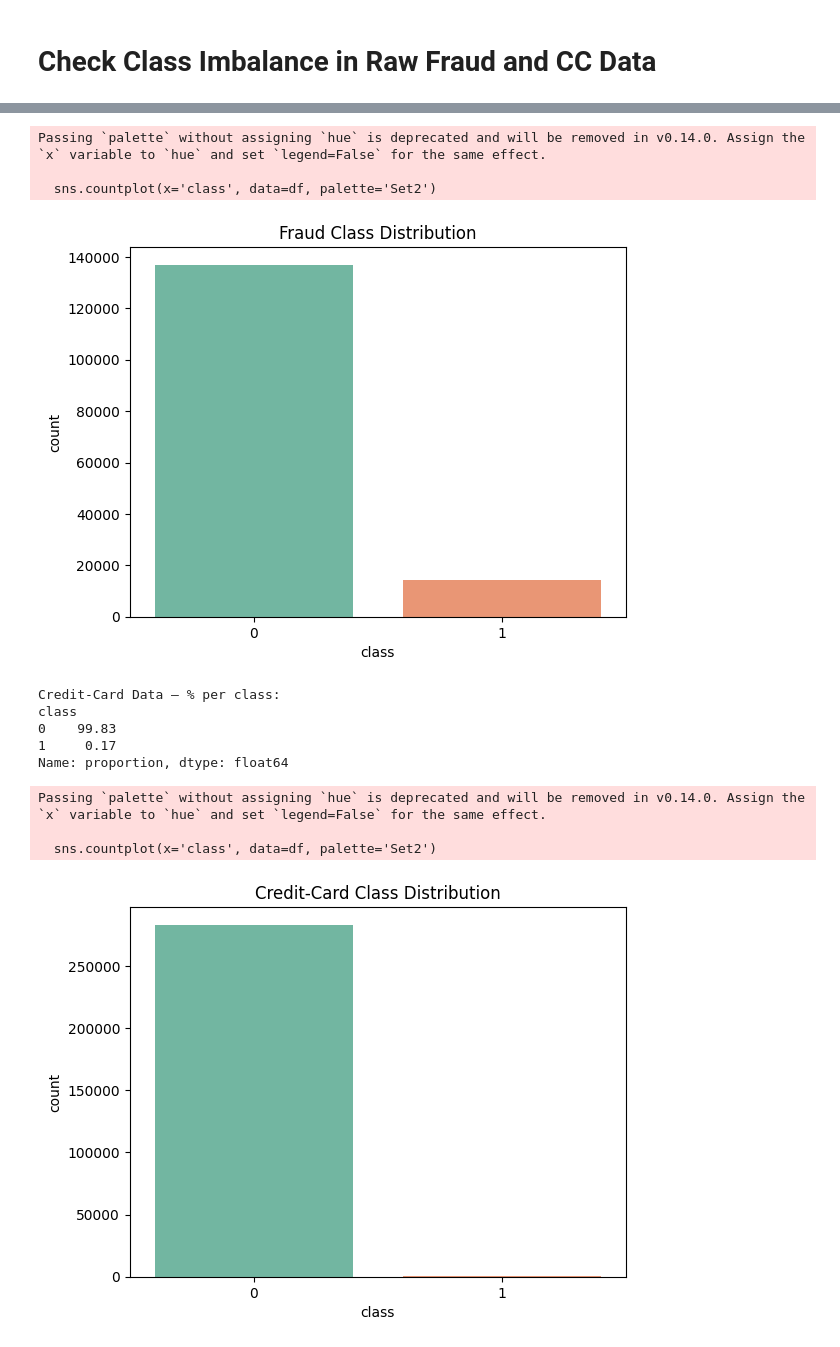
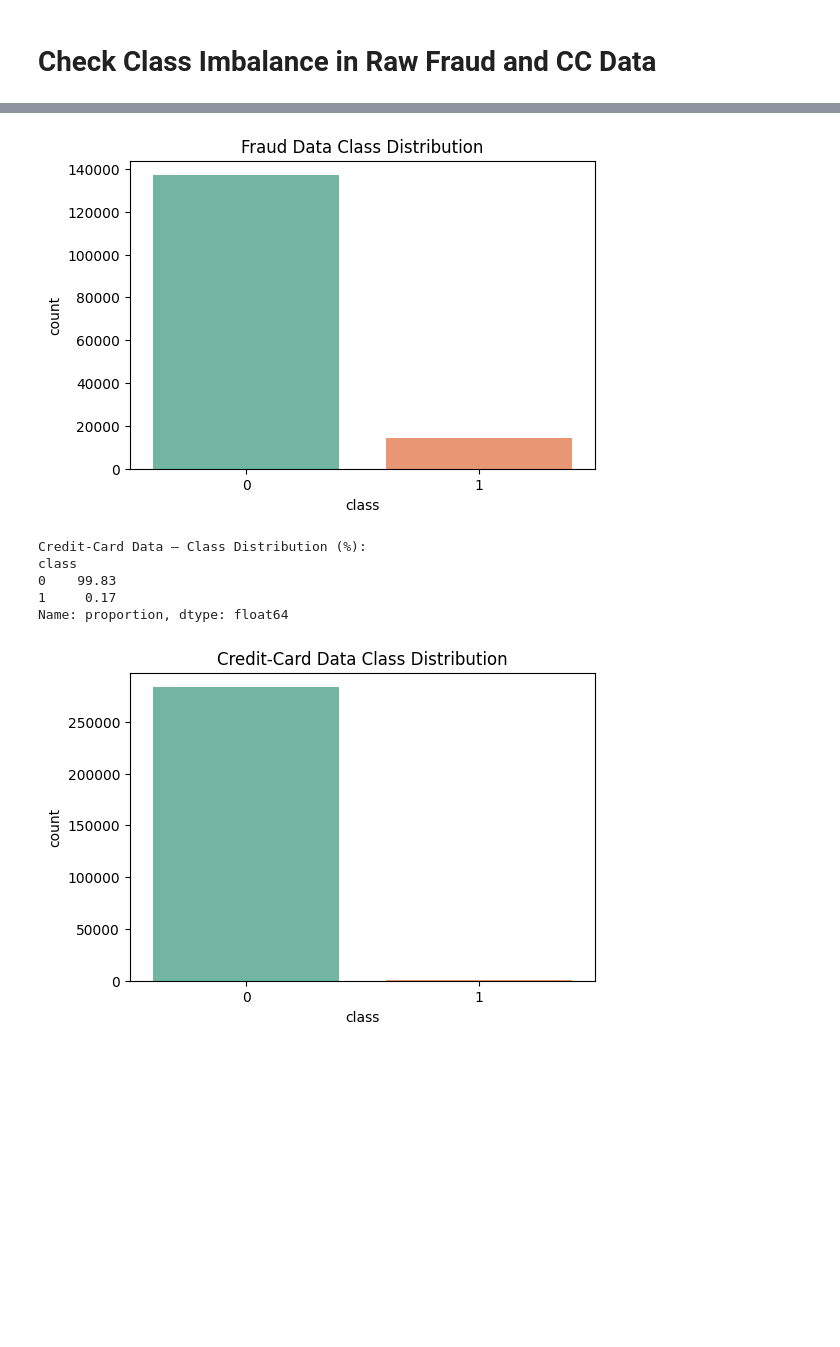
Before and after one commit to SophiaJK7/fraud-detection-project, a Jupyter notebook: notebooks/01_eda.ipynb, the cells around one changed output, grey strips where cells are left out. Drawn from its saved outputs; the diff is of its cells as text; code cells hidden in the pictures; blank space fills up the shorter version.

```diff
--- a/notebooks/01_eda.ipynb
+++ b/notebooks/01_eda.ipynb
@@ -161,11 +161,23 @@ Total duplicates now: 0
 # Check Class Imbalance in Raw Fraud and CC Data
 # %%
 # Class imbalance for both datasets
-for df, name in [(fraud_raw, "Fraud"), (credit_raw, "Credit-Card")]:
+
+def plot_class_balance(df, title, palette="Set2"):
+    # Compute and print percentages
     pct = df['class'].value_counts(normalize=True).mul(100).round(2)
-    print(f"\n{name} Data — % per class:\n{pct}\n")
+    print(f"{title} — Class Distribution (%):\n{pct}\n")
 
-    sns.countplot(x='class', data=df, palette='Set2')
-    plt.title(f"{name} Class Distribution")
+    plt.figure(figsize=(6,4))
+    sns.countplot(x='class',
+                  hue='class',
+                  data=df,
+                  palette=palette,
+                  legend=False)
+    plt.title(f"{title} Class Distribution")
+    plt.xlabel("class")
+    plt.ylabel("count")
     plt.show()
+
+for df, name in [(fraud_raw, "Fraud Data"), (credit_raw, "Credit-Card Data")]:
+    plot_class_balance(df, name)
 # %% [output]
@@ -173,18 +185,12 @@ Fraud Data — % per class:
 class
 0    90.64
 1     9.36
 Name: proportion, dtype: float64
+[figure, new version]
-Passing `palette` without assigning `hue` is deprecated and will be removed in v0.14.0. Assign the `x` variable to `hue` and set `legend=False` for the same effect.
-
-  sns.countplot(x='class', data=df, palette='Set2')
+Credit-Card Data — Class Distribution (%):
+class
+0    99.83
+1     0.17
+Name: proportion, dtype: float64
-[figure, old version]
-Credit-Card Data — % per class:
-class
-0    99.83
-1     0.17
-Name: proportion, dtype: float64
-Passing `palette` without assigning `hue` is deprecated and will be removed in v0.14.0. Assign the `x` variable to `hue` and set `legend=False` for the same effect.
-
-  sns.countplot(x='class', data=df, palette='Set2')
-[figure, old version]
+[figure, new version]
 # %% [markdown]
```
Also changed, not shown: parts of 10 cells of this notebook, 1 other file.
